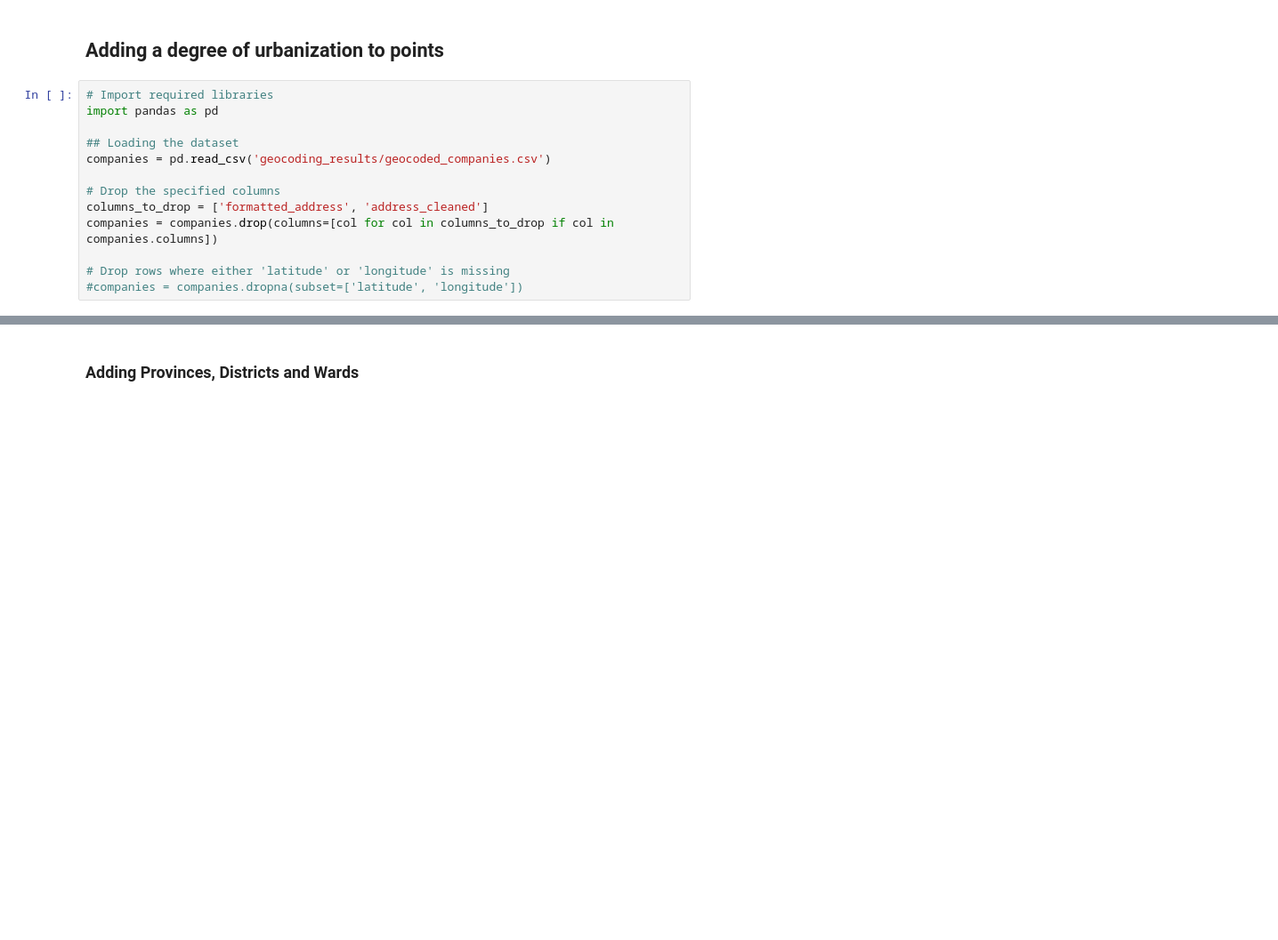
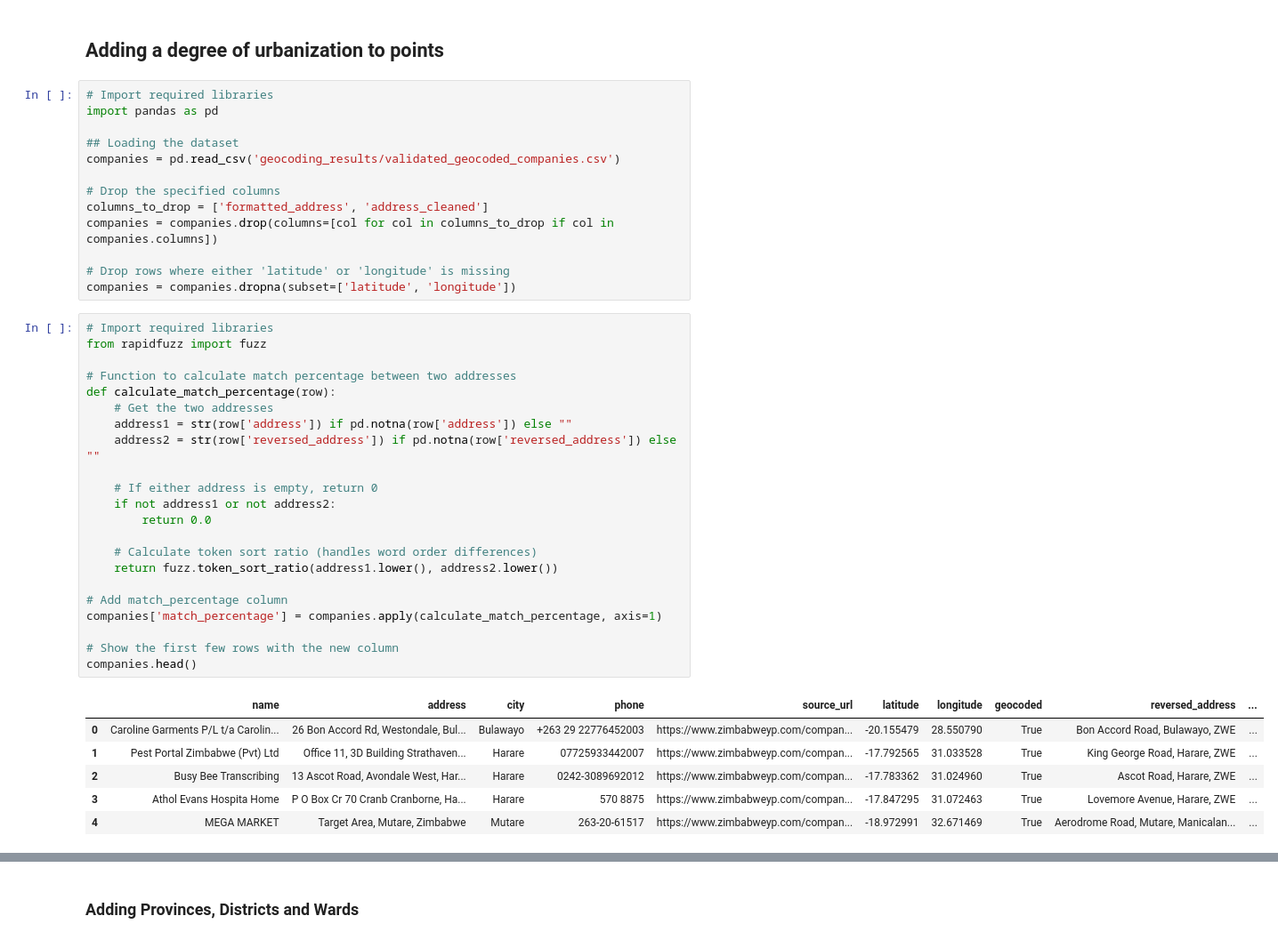
Before and after one commit to Watambwa/From-Digital-Traces-to-Sampling-Frames, a Jupyter notebook: Degree of Urbanization.ipynb, the cells around one changed output, grey strips where cells are left out. Shown at 89% size. Saved outputs shown, nothing was run; the diff lists cells and outputs as text; blank space fills up the shorter version.

```diff
--- a/Degree of Urbanization.ipynb
+++ b/Degree of Urbanization.ipynb
@@ -5,11 +5,40 @@
 import pandas as pd
 
 ## Loading the dataset
-companies = pd.read_csv('geocoding_results/geocoded_companies.csv')
+companies = pd.read_csv('geocoding_results/validated_geocoded_companies.csv')
 
 # Drop the specified columns
 columns_to_drop = ['formatted_address', 'address_cleaned']
 companies = companies.drop(columns=[col for col in columns_to_drop if col in companies.columns])
 
 # Drop rows where either 'latitude' or 'longitude' is missing
-#companies = companies.dropna(subset=['latitude', 'longitude'])
+companies = companies.dropna(subset=['latitude', 'longitude'])
+# %%
+# Import required libraries
+from rapidfuzz import fuzz
+
+# Function to calculate match percentage between two addresses
+def calculate_match_percentage(row):
+    # Get the two addresses
+    address1 = str(row['address']) if pd.notna(row['address']) else ""
+    address2 = str(row['reversed_address']) if pd.notna(row['reversed_address']) else ""
+
+    # If either address is empty, return 0
+    if not address1 or not address2:
+        return 0.0
+
+    # Calculate token sort ratio (handles word order differences)
+    return fuzz.token_sort_ratio(address1.lower(), address2.lower())
+
+# Add match_percentage column
+companies['match_percentage'] = companies.apply(calculate_match_percentage, axis=1)
+
+# Show the first few rows with the new column
+companies.head()
+# %% [output]
+|  | name | address | city | phone | source_url | latitude | longitude | geocoded | reversed_address | ... |
+| 0 | Caroline Garments P/L t/a Carolin... | 26 Bon Accord Rd, Westondale, Bul... | Bulawayo | +263 29 22776452003 | https://www.zimbabweyp.com/compan... | -20.155479 | 28.550790 | True | Bon Accord Road, Bulawayo, ZWE | ... |
+| 1 | Pest Portal Zimbabwe (Pvt) Ltd | Office 11, 3D Building Strathaven... | Harare | 07725933442007 | https://www.zimbabweyp.com/compan... | -17.792565 | 31.033528 | True | King George Road, Harare, ZWE | ... |
+| 2 | Busy Bee Transcribing | 13 Ascot Road, Avondale West, Har... | Harare | 0242-3089692012 | https://www.zimbabweyp.com/compan... | -17.783362 | 31.024960 | True | Ascot Road, Harare, ZWE | ... |
+| 3 | Athol Evans Hospita Home | P O Box Cr 70 Cranb Cranborne, Ha... | Harare | 570 8875 | https://www.zimbabweyp.com/compan... | -17.847295 | 31.072463 | True | Lovemore Avenue, Harare, ZWE | ... |
+| 4 | MEGA MARKET | Target Area, Mutare, Zimbabwe | Mutare | 263-20-61517 | https://www.zimbabweyp.com/compan... | -18.972991 | 32.671469 | True | Aerodrome Road, Mutare, Manicalan... | ... |
```
Also changed, not shown: parts of 1 cell of this notebook, 6 other files.
